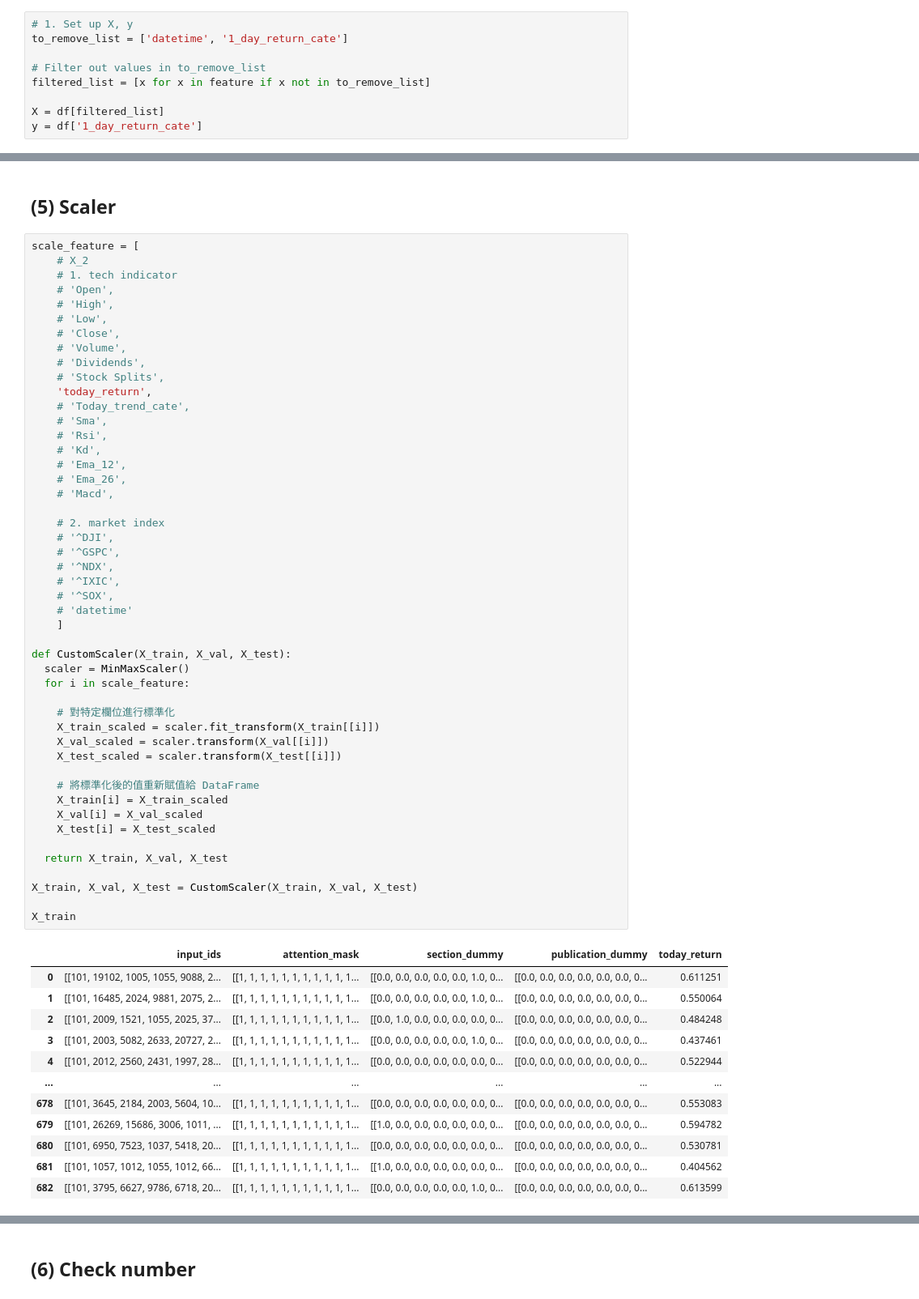
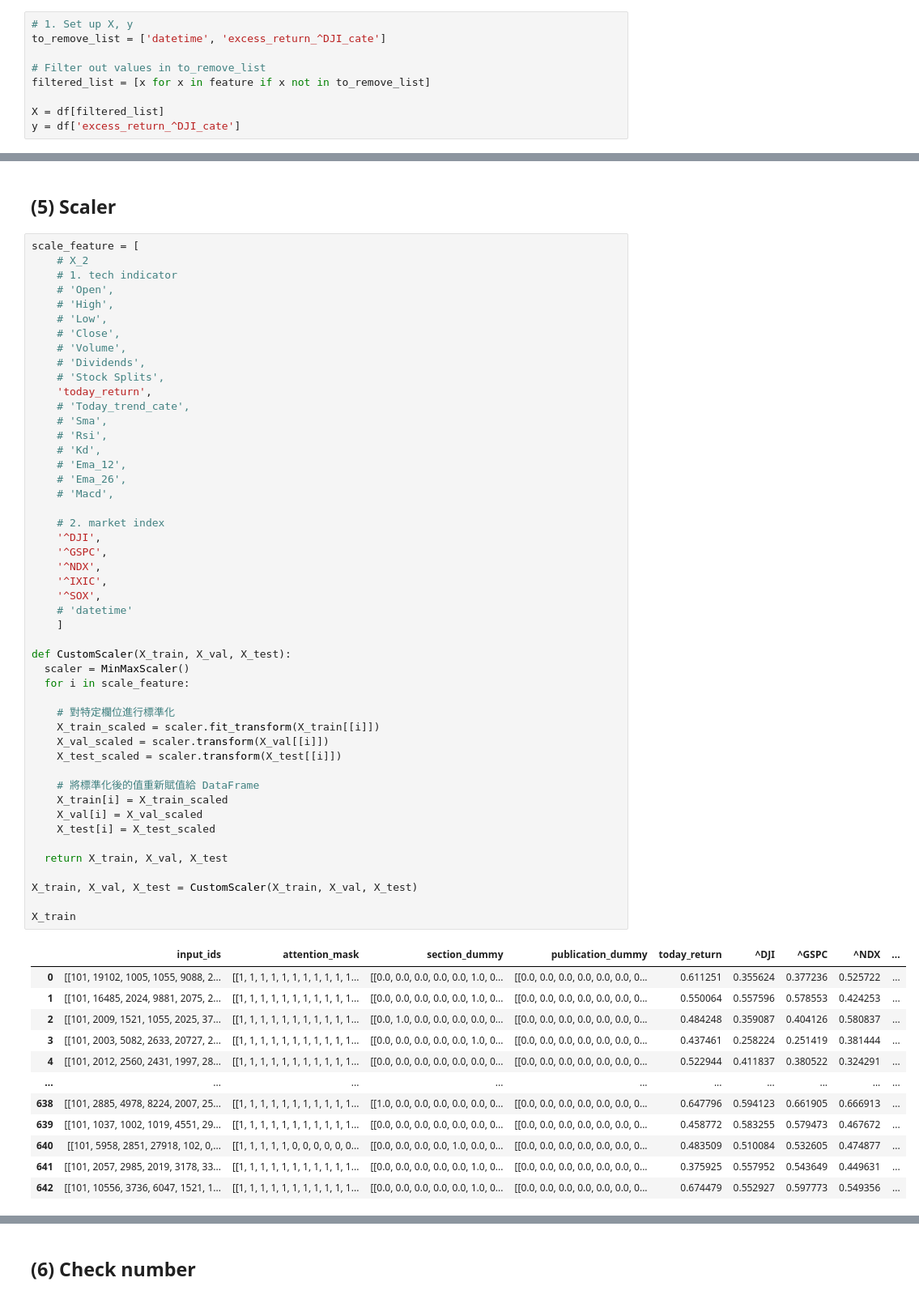
Before and after one commit to yogaliu-ds/Research-D5-Synthesized-input-model, a Jupyter notebook: 3_model - Multi-class.ipynb, the cells around one changed output, grey strips where cells are left out. Shown at 81% size. Drawn from its saved outputs; the diff is of its cells as text.

```diff
--- a/3_model - Multi-class.ipynb
+++ b/3_model - Multi-class.ipynb
@@ -418,13 +445,13 @@ df['section_dummy'][0]
 ## (4) Train_test_split
 # %%
 # 1. Set up X, y
-to_remove_list = ['datetime', '1_day_return_cate']
+to_remove_list = ['datetime', 'excess_return_^DJI_cate']
 
 # Filter out values in to_remove_list
 filtered_list = [x for x in feature if x not in to_remove_list]
 
 X = df[filtered_list]
-y = df['1_day_return_cate']
+y = df['excess_return_^DJI_cate']
 # %%
 # Check X, y shape
 print('X:', X.shape)
@@ -472,47 +499,47 @@ scale_feature = [
     # 'Rsi',
     # 'Kd',
     # 'Ema_12',
     # 'Ema_26',
     # 'Macd',
 
     # 2. market index
-    # '^DJI',
-    # '^GSPC',
-    # '^NDX',
-    # '^IXIC',
-    # '^SOX',
+    '^DJI',
+    '^GSPC',
+    '^NDX',
+    '^IXIC',
+    '^SOX',
     # 'datetime'
     ]
 
 def CustomScaler(X_train, X_val, X_test):
   scaler = MinMaxScaler()
   for i in scale_feature:
 
     # 對特定欄位進行標準化
     X_train_scaled = scaler.fit_transform(X_train[[i]])
     X_val_scaled = scaler.transform(X_val[[i]])
     X_test_scaled = scaler.transform(X_test[[i]])
 
     # 將標準化後的值重新賦值給 DataFrame
     X_train[i] = X_train_scaled
     X_val[i] = X_val_scaled
     X_test[i] = X_test_scaled
 
   return X_train, X_val, X_test
 
 X_train, X_val, X_test = CustomScaler(X_train, X_val, X_test)
 
 X_train
 # %% [output]
-|  | input_ids | attention_mask | section_dummy | publication_dummy | today_return |
-| 0 | [[101, 19102, 1005, 1055, 9088, 2... | [[1, 1, 1, 1, 1, 1, 1, 1, 1, 1, 1... | [[0.0, 0.0, 0.0, 0.0, 0.0, 1.0, 0... | [[0.0, 0.0, 0.0, 0.0, 0.0, 0.0, 0... | 0.611251 |
-| 1 | [[101, 16485, 2024, 9881, 2075, 2... | [[1, 1, 1, 1, 1, 1, 1, 1, 1, 1, 1... | [[0.0, 0.0, 0.0, 0.0, 0.0, 1.0, 0... | [[0.0, 0.0, 0.0, 0.0, 0.0, 0.0, 0... | 0.550064 |
-| 2 | [[101, 2009, 1521, 1055, 2025, 37... | [[1, 1, 1, 1, 1, 1, 1, 1, 1, 1, 1... | [[0.0, 1.0, 0.0, 0.0, 0.0, 0.0, 0... | [[0.0, 0.0, 0.0, 0.0, 0.0, 0.0, 0... | 0.484248 |
-| 3 | [[101, 2003, 5082, 2633, 20727, 2... | [[1, 1, 1, 1, 1, 1, 1, 1, 1, 1, 1... | [[0.0, 0.0, 0.0, 0.0, 0.0, 1.0, 0... | [[0.0, 0.0, 0.0, 0.0, 0.0, 0.0, 0... | 0.437461 |
-| 4 | [[101, 2012, 2560, 2431, 1997, 28... | [[1, 1, 1, 1, 1, 1, 1, 1, 1, 1, 1... | [[0.0, 0.0, 0.0, 0.0, 0.0, 0.0, 0... | [[0.0, 0.0, 0.0, 0.0, 0.0, 0.0, 0... | 0.522944 |
-| ... | ... | ... | ... | ... | ... |
-| 678 | [[101, 3645, 2184, 2003, 5604, 10... | [[1, 1, 1, 1, 1, 1, 1, 1, 1, 1, 1... | [[0.0, 0.0, 0.0, 0.0, 0.0, 0.0, 0... | [[0.0, 0.0, 0.0, 0.0, 0.0, 0.0, 0... | 0.553083 |
-| 679 | [[101, 26269, 15686, 3006, 1011, ... | [[1, 1, 1, 1, 1, 1, 1, 1, 1, 1, 1... | [[1.0, 0.0, 0.0, 0.0, 0.0, 0.0, 0... | [[0.0, 0.0, 0.0, 0.0, 0.0, 0.0, 0... | 0.594782 |
-| 680 | [[101, 6950, 7523, 1037, 5418, 20... | [[1, 1, 1, 1, 1, 1, 1, 1, 1, 1, 1... | [[0.0, 0.0, 0.0, 0.0, 0.0, 0.0, 0... | [[0.0, 0.0, 0.0, 0.0, 0.0, 0.0, 0... | 0.530781 |
-| 681 | [[101, 1057, 1012, 1055, 1012, 66... | [[1, 1, 1, 1, 1, 1, 1, 1, 1, 1, 1... | [[1.0, 0.0, 0.0, 0.0, 0.0, 0.0, 0... | [[0.0, 0.0, 0.0, 0.0, 0.0, 0.0, 0... | 0.404562 |
-| 682 | [[101, 3795, 6627, 9786, 6718, 20... | [[1, 1, 1, 1, 1, 1, 1, 1, 1, 1, 1... | [[0.0, 0.0, 0.0, 0.0, 0.0, 1.0, 0... | [[0.0, 0.0, 0.0, 0.0, 0.0, 0.0, 0... | 0.613599 |
+|  | input_ids | attention_mask | section_dummy | publication_dummy | today_return | ^DJI | ^GSPC | ^NDX | ... |
+| 0 | [[101, 19102, 1005, 1055, 9088, 2... | [[1, 1, 1, 1, 1, 1, 1, 1, 1, 1, 1... | [[0.0, 0.0, 0.0, 0.0, 0.0, 1.0, 0... | [[0.0, 0.0, 0.0, 0.0, 0.0, 0.0, 0... | 0.611251 | 0.355624 | 0.377236 | 0.525722 | ... |
+| 1 | [[101, 16485, 2024, 9881, 2075, 2... | [[1, 1, 1, 1, 1, 1, 1, 1, 1, 1, 1... | [[0.0, 0.0, 0.0, 0.0, 0.0, 1.0, 0... | [[0.0, 0.0, 0.0, 0.0, 0.0, 0.0, 0... | 0.550064 | 0.557596 | 0.578553 | 0.424253 | ... |
+| 2 | [[101, 2009, 1521, 1055, 2025, 37... | [[1, 1, 1, 1, 1, 1, 1, 1, 1, 1, 1... | [[0.0, 1.0, 0.0, 0.0, 0.0, 0.0, 0... | [[0.0, 0.0, 0.0, 0.0, 0.0, 0.0, 0... | 0.484248 | 0.359087 | 0.404126 | 0.580837 | ... |
+| 3 | [[101, 2003, 5082, 2633, 20727, 2... | [[1, 1, 1, 1, 1, 1, 1, 1, 1, 1, 1... | [[0.0, 0.0, 0.0, 0.0, 0.0, 1.0, 0... | [[0.0, 0.0, 0.0, 0.0, 0.0, 0.0, 0... | 0.437461 | 0.258224 | 0.251419 | 0.381444 | ... |
+| 4 | [[101, 2012, 2560, 2431, 1997, 28... | [[1, 1, 1, 1, 1, 1, 1, 1, 1, 1, 1... | [[0.0, 0.0, 0.0, 0.0, 0.0, 0.0, 0... | [[0.0, 0.0, 0.0, 0.0, 0.0, 0.0, 0... | 0.522944 | 0.411837 | 0.380522 | 0.324291 | ... |
+| ... | ... | ... | ... | ... | ... | ... | ... | ... | ... |
+| 638 | [[101, 2885, 4978, 8224, 2007, 25... | [[1, 1, 1, 1, 1, 1, 1, 1, 1, 1, 1... | [[1.0, 0.0, 0.0, 0.0, 0.0, 0.0, 0... | [[0.0, 0.0, 0.0, 0.0, 0.0, 0.0, 0... | 0.647796 | 0.594123 | 0.661905 | 0.666913 | ... |
+| 639 | [[101, 1037, 1002, 1019, 4551, 29... | [[1, 1, 1, 1, 1, 1, 1, 1, 1, 1, 1... | [[0.0, 0.0, 0.0, 0.0, 0.0, 0.0, 0... | [[0.0, 0.0, 0.0, 0.0, 0.0, 0.0, 0... | 0.458772 | 0.583255 | 0.579473 | 0.467672 | ... |
+| 640 | [[101, 5958, 2851, 27918, 102, 0,... | [[1, 1, 1, 1, 1, 0, 0, 0, 0, 0, 0... | [[0.0, 0.0, 0.0, 0.0, 1.0, 0.0, 0... | [[0.0, 0.0, 0.0, 0.0, 0.0, 0.0, 0... | 0.483509 | 0.510084 | 0.532605 | 0.474877 | ... |
+| 641 | [[101, 2057, 2985, 2019, 3178, 33... | [[1, 1, 1, 1, 1, 1, 1, 1, 1, 1, 1... | [[0.0, 0.0, 0.0, 0.0, 0.0, 1.0, 0... | [[0.0, 0.0, 0.0, 0.0, 0.0, 0.0, 0... | 0.375925 | 0.557952 | 0.543649 | 0.449631 | ... |
+| 642 | [[101, 10556, 3736, 6047, 1521, 1... | [[1, 1, 1, 1, 1, 1, 1, 1, 1, 1, 1... | [[0.0, 0.0, 0.0, 0.0, 0.0, 1.0, 0... | [[0.0, 0.0, 0.0, 0.0, 0.0, 0.0, 0... | 0.674479 | 0.552927 | 0.597773 | 0.549356 | ... |
```
Also changed, not shown: parts of 26 cells of this notebook.
